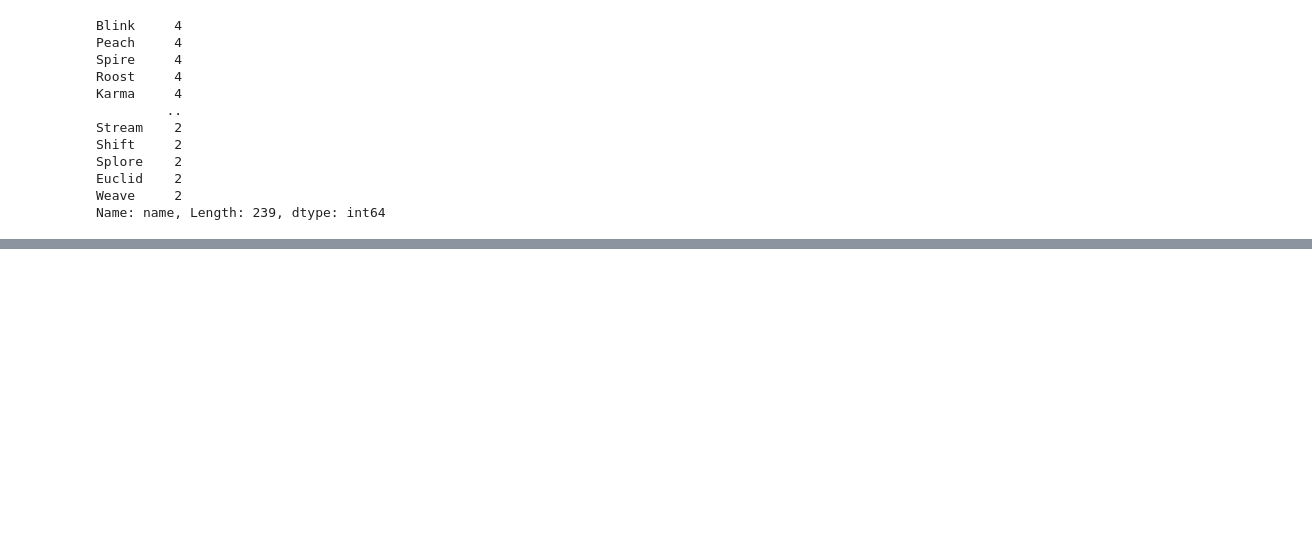
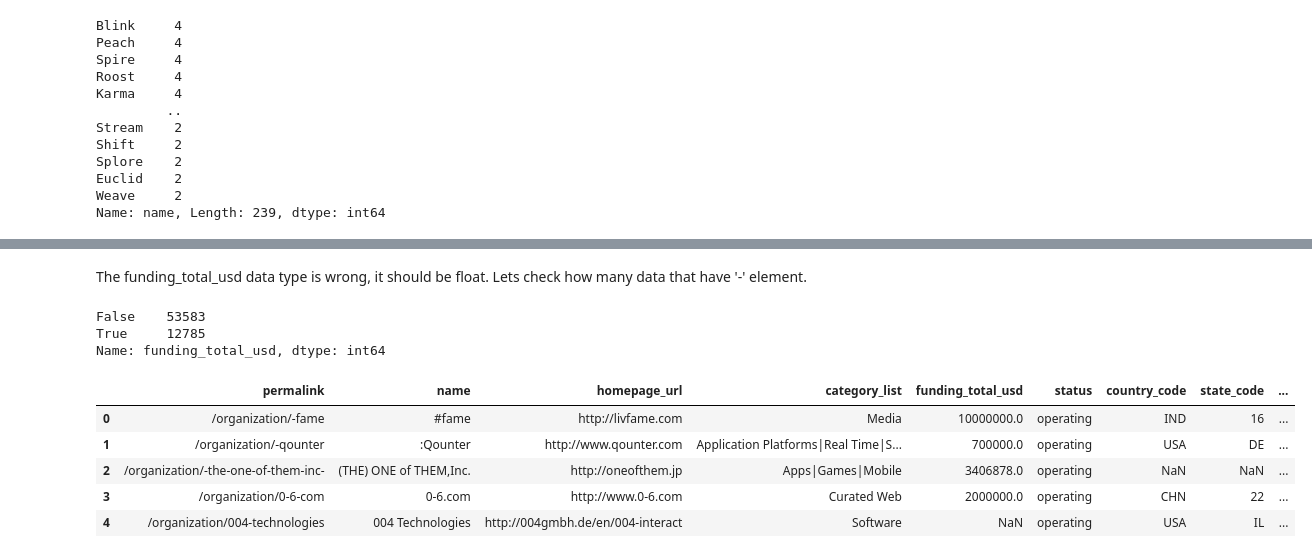
Before and after one commit to alfiannajih/startup-prediction, a Jupyter notebook: EDA startup.ipynb, the cells around one changed output, grey strips where cells are left out. Cells and saved outputs as stored; diff of their text form; code cells hidden in the pictures; blank space fills up the shorter version.

```diff
--- a/EDA startup.ipynb
+++ b/EDA startup.ipynb
@@ -183,0 +134,23 @@ The duplicated startup name still exist! Lets assume those startup coincidentall
+# %% [markdown]
+The funding_total_usd data type is wrong, it should be float. Lets check how many data that have '-' element.
+# %%
+(raw_data['funding_total_usd'] == '-').value_counts()
+# %% [output]
+False    53583
+True     12785
+Name: funding_total_usd, dtype: int64
+# %%
+raw_data['funding_total_usd'] = pd.to_numeric(
+    arg=raw_data['funding_total_usd'],
+    errors='coerce',
+    downcast='float'
+)
+
+raw_data.head()
+# %% [output]
+|  | permalink | name | homepage_url | category_list | funding_total_usd | status | country_code | state_code | ... |
+| 0 | /organization/-fame | #fame | http://livfame.com | Media | 10000000.0 | operating | IND | 16 | ... |
+| 1 | /organization/-qounter | :Qounter | http://www.qounter.com | Application Platforms|Real Time|S... | 700000.0 | operating | USA | DE | ... |
+| 2 | /organization/-the-one-of-them-inc- | (THE) ONE of THEM,Inc. | http://oneofthem.jp | Apps|Games|Mobile | 3406878.0 | operating | NaN | NaN | ... |
+| 3 | /organization/0-6-com | 0-6.com | http://www.0-6.com | Curated Web | 2000000.0 | operating | CHN | 22 | ... |
+| 4 | /organization/004-technologies | 004 Technologies | http://004gmbh.de/en/004-interact | Software | NaN | operating | USA | IL | ... |
```
Also changed, not shown: parts of 32 cells of this notebook.
